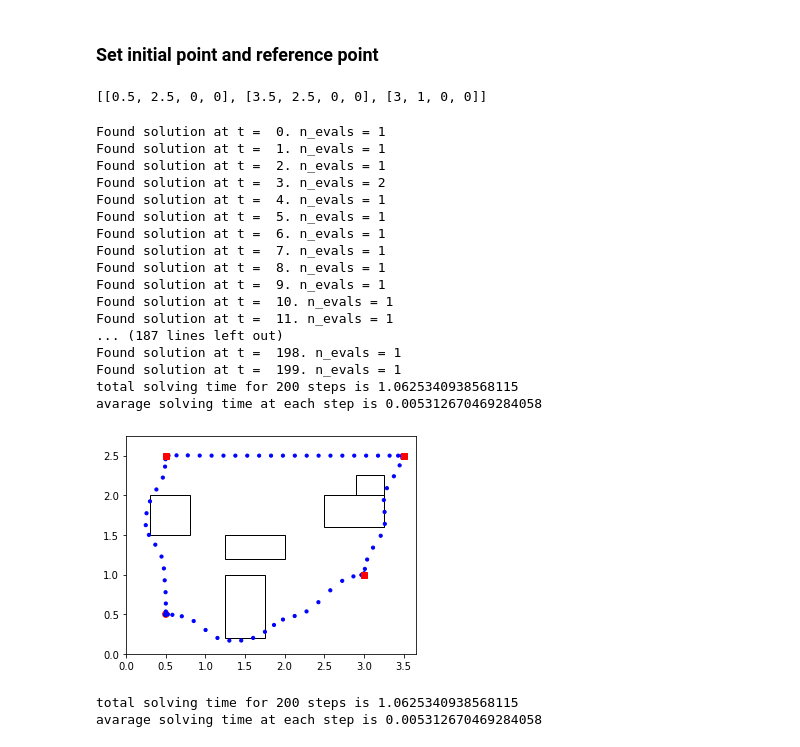
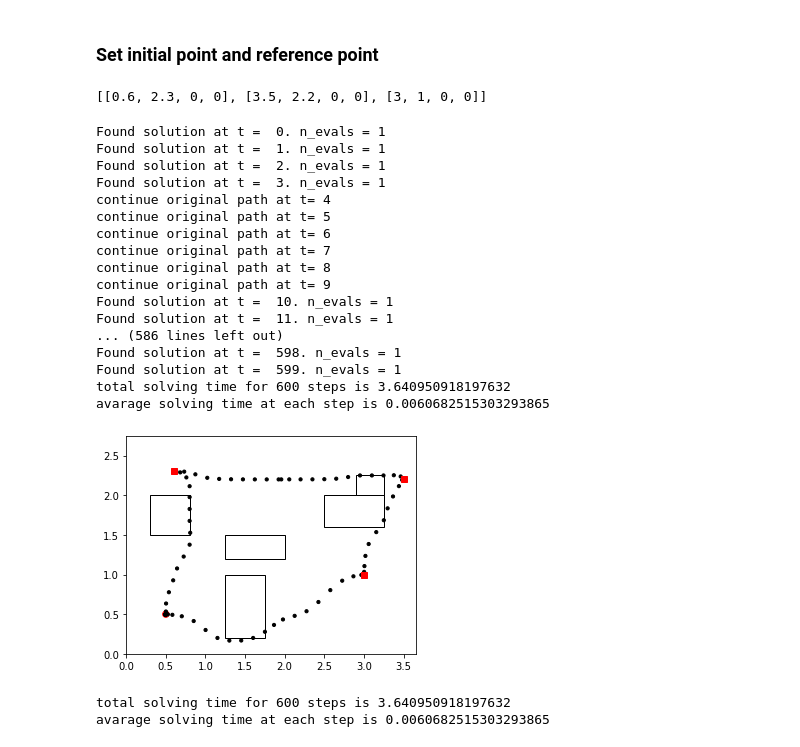
Before and after one commit to YiQi-EPFL/OMISTL, a Jupyter notebook: MPC/MPC.ipynb, the cells around one changed output. Cells and saved outputs as stored; diff of their text form; code cells hidden in the pictures.

Commit message:
model

```diff
--- a/MPC/MPC.ipynb
+++ b/MPC/MPC.ipynb
@@ -284,9 +330,9 @@ Loading presaved classifier model from ..\models/MPC_horizon_8.pt
 # %% [markdown]
 ## Train model
 # %%
-MPC_obj.training_params['TRAINING_ITERATIONS'] = 500
-MPC_obj.train(train_data=train_data, verbose=True)
-MPC_obj.model
+# MPC_obj.training_params['TRAINING_ITERATIONS'] = 500
+# MPC_obj.train(train_data=train_data, verbose=True)
+# MPC_obj.model
 # %% [output]
 NameError: name 'MPC_obj' is not defined
 # %% [markdown]
@@ -375,7 +421,7 @@ while not prob_success:
         Xopt = optvals[0]
 
 _, _, solvetime_g, optvals_g = prob.solve_stl(prob_params, solver=cp.GUROBI)
-_, _, solvetime_m, optvals_g = prob.solve_stl(prob_params, solver=cp.MOSEK)
+# _, _, solvetime_m, optvals_g = prob.solve_stl(prob_params, solver=cp.MOSEK)
 
 print('Machine learning solve time (red points) : '+ str(total_time))
 print('Gurobi solve time (blue points): '+ str(solvetime_g))
@@ -442,9 +483,9 @@ num_ref = 3
 x0 = [0.5,0.5,0,0]
 
 #use default reference points
-ref_1 = [0.5,2.5,0,0]
+ref_1 = [0.6,2.3,0,0]
 ref_list.append(ref_1)
-ref_2 = [3.5,2.5,0,0]
+ref_2 = [3.5,2.2,0,0]
 ref_list.append(ref_2)
 ref_3 = [3,1,0,0]
 ref_list.append(ref_3)
@@ -458,11 +499,11 @@ ref_list.append(ref_3)
 #     ref_list.append(ref)
 ref_list
 # %% [output]
-[[0.5, 2.5, 0, 0], [3.5, 2.5, 0, 0], [3, 1, 0, 0]]
+[[0.6, 2.3, 0, 0], [3.5, 2.2, 0, 0], [3, 1, 0, 0]]
 # %%
 from MPC_control import MPC_controller
 
-mpc_time = 200
+mpc_time = 600
 prob = MPC(config=config_fn)
 
 Xopt,Uopt,Yopt,T_total = MPC_controller(x0,ref_list,prob=prob,MPC_obj=MPC_obj,T=mpc_time)
@@ -470,23 +511,24 @@ Xopt,Uopt,Yopt,T_total = MPC_controller(x0,ref_list,prob=prob,MPC_obj=MPC_obj,T=
 Found solution at t =  0. n_evals = 1
 Found solution at t =  1. n_evals = 1
 Found solution at t =  2. n_evals = 1
-Found solution at t =  3. n_evals = 2
-Found solution at t =  4. n_evals = 1
-Found solution at t =  5. n_evals = 1
-Found solution at t =  6. n_evals = 1
-Found solution at t =  7. n_evals = 1
-Found solution at t =  8. n_evals = 1
-Found solution at t =  9. n_evals = 1
+Found solution at t =  3. n_evals = 1
+continue original path at t= 4
+continue original path at t= 5
+continue original path at t= 6
+continue original path at t= 7
+continue original path at t= 8
+continue original path at t= 9
 Found solution at t =  10. n_evals = 1
 Found solution at t =  11. n_evals = 1
-... (187 lines left out)
-Found solution at t =  198. n_evals = 1
-Found solution at t =  199. n_evals = 1
-total solving time for 200 steps is 1.0625340938568115
-avarage solving time at each step is 0.005312670469284058
+... (586 lines left out)
+Found solution at t =  598. n_evals = 1
+Found solution at t =  599. n_evals = 1
+total solving time for 600 steps is 3.640950918197632
+avarage solving time at each step is 0.0060682515303293865
 # %%
 #plot results
 obstacles = []
+x0 = [0.5,0.5,0,0]
 x_init = x0
 for ii_obs in range(n_obs):
     # obs = test_data[0]['obstacles'][idx][:,ii_obs]
@@ -504,34 +546,34 @@ if len(obstacles) is n_obs:
         rectangle = plt.Rectangle((obstacle[0], obstacle[2]), \
                                   obstacle[1]-obstacle[0], obstacle[3]-obstacle[2], \
                                  fc='white', ec='black')
         plt.gca().add_patch(rectangle)
         plt.axis('scaled')
 
     circle = plt.Circle((x_init[0],x_init[1]), 0.04, fc='red',ec="red")
     plt.gca().add_patch(circle)
 
     for i in range(num_ref):
         plt.plot(ref_list[i][0],ref_list[i][1],'sr')
     #plot using arrows
     # for jj in range(len(Xopt[:,0])):
     #     plt.quiver(Xopt[jj][0], Xopt[jj][0])
     #     circle = plt.Circle((Xopt[jj][0],Xopt[jj][1]), 0.02, fc='blue',ec="blue")
 
     # for jj in range(len(Xopt[:,0])):
     #     plt.quiver(Xopt[jj][0], Xopt[jj][1], Xopt[jj][2], Xopt[jj][3])
 
     for jj in range(len(Xopt[:,0])):
-        circle = plt.Circle((Xopt[jj][0],Xopt[jj][1]), 0.02, fc='blue',ec="blue")
+        circle = plt.Circle((Xopt[jj][0],Xopt[jj][1]), 0.02, fc='black',ec="black")
         plt.gca().add_patch(circle)
 
     ax = plt.gca()
     ax.margins(0)
     ax.set(xlim=(posmin[0],posmax[0]), ylim=(posmin[1],posmax[1]))
     plt.show()
 
 print('total solving time for {} steps is '.format(mpc_time) +str(T_total))
 print('avarage solving time at each step is ' +str(T_total/mpc_time))
 # %% [output]
-[figure, old version]
+[figure, new version]
-total solving time for 200 steps is 1.0625340938568115
-avarage solving time at each step is 0.005312670469284058
+total solving time for 600 steps is 3.640950918197632
+avarage solving time at each step is 0.0060682515303293865
```
Also changed, not shown: parts of 9 cells of this notebook, 49 other files.
